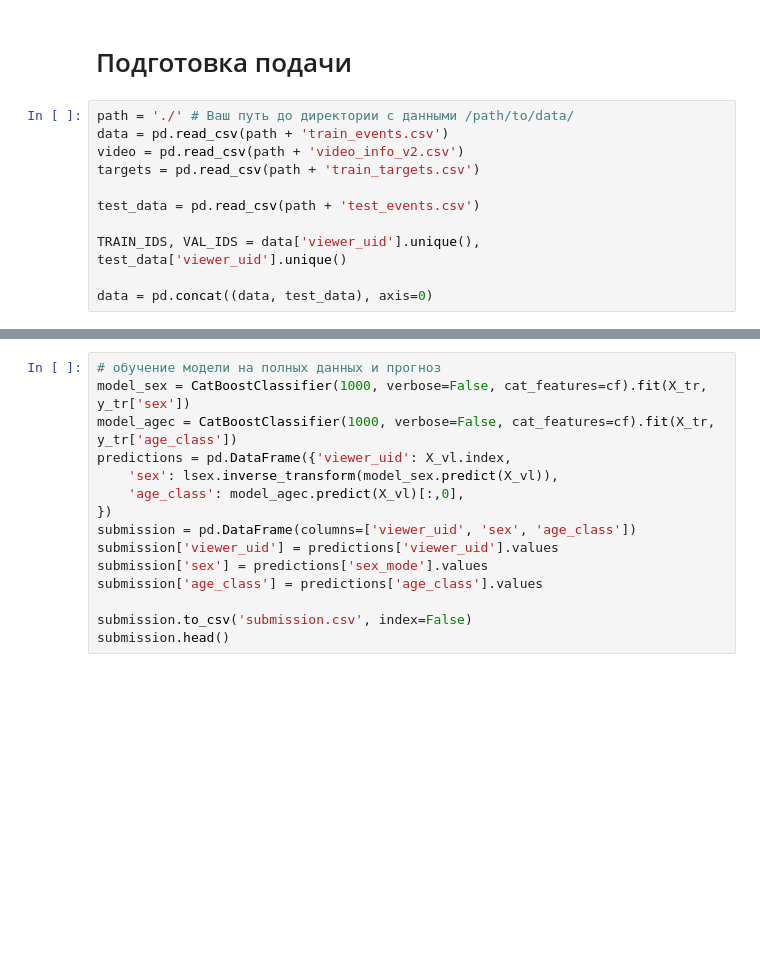
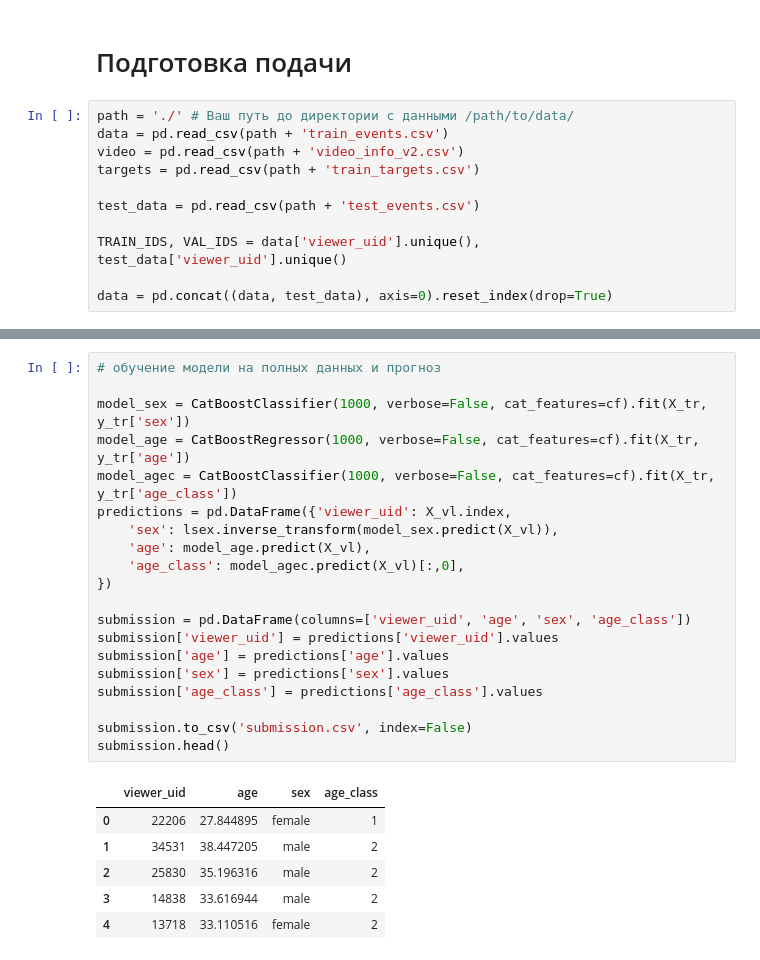
Before and after one commit to Ronningen/hack_socdemoimp, a Jupyter notebook: RUNME.ipynb, the cells around one changed output, grey strips where cells are left out. Saved outputs shown, nothing was run; the diff lists cells and outputs as text; blank space fills up the shorter version.

```diff
--- a/RUNME.ipynb
+++ b/RUNME.ipynb
@@ -456,4 +478,4 @@ test_data = pd.read_csv(path + 'test_events.csv')
 
 TRAIN_IDS, VAL_IDS = data['viewer_uid'].unique(), test_data['viewer_uid'].unique()
 
-data = pd.concat((data, test_data), axis=0)
+data = pd.concat((data, test_data), axis=0).reset_index(drop=True)
@@ -586,15 +602,27 @@ X_vl['novelty_following'] = X_vl['novelty_following'].dt.total_seconds()
 # %%
 # обучение модели на полных данных и прогноз
+
 model_sex = CatBoostClassifier(1000, verbose=False, cat_features=cf).fit(X_tr, y_tr['sex'])
+model_age = CatBoostRegressor(1000, verbose=False, cat_features=cf).fit(X_tr, y_tr['age'])
 model_agec = CatBoostClassifier(1000, verbose=False, cat_features=cf).fit(X_tr, y_tr['age_class'])
 predictions = pd.DataFrame({'viewer_uid': X_vl.index,
     'sex': lsex.inverse_transform(model_sex.predict(X_vl)),
+    'age': model_age.predict(X_vl),
     'age_class': model_agec.predict(X_vl)[:,0],
 })
-submission = pd.DataFrame(columns=['viewer_uid', 'sex', 'age_class'])
+
+submission = pd.DataFrame(columns=['viewer_uid', 'age', 'sex', 'age_class'])
 submission['viewer_uid'] = predictions['viewer_uid'].values
-submission['sex'] = predictions['sex_mode'].values
+submission['age'] = predictions['age'].values
+submission['sex'] = predictions['sex'].values
 submission['age_class'] = predictions['age_class'].values
 
 submission.to_csv('submission.csv', index=False)
 submission.head()
+# %% [output]
+|  | viewer_uid | age | sex | age_class |
+| 0 | 22206 | 27.844895 | female | 1 |
+| 1 | 34531 | 38.447205 | male | 2 |
+| 2 | 25830 | 35.196316 | male | 2 |
+| 3 | 14838 | 33.616944 | male | 2 |
+| 4 | 13718 | 33.110516 | female | 2 |
```
Also changed, not shown: parts of 8 cells of this notebook, 2 other files.
